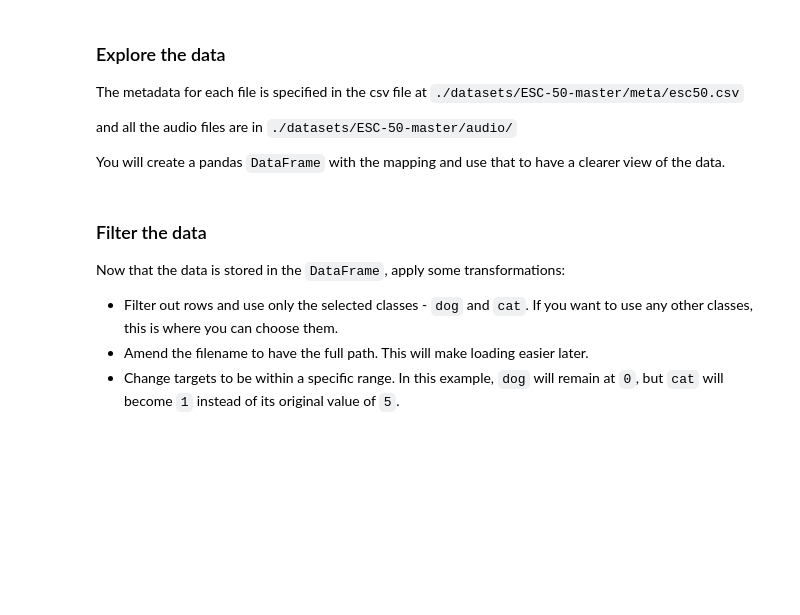
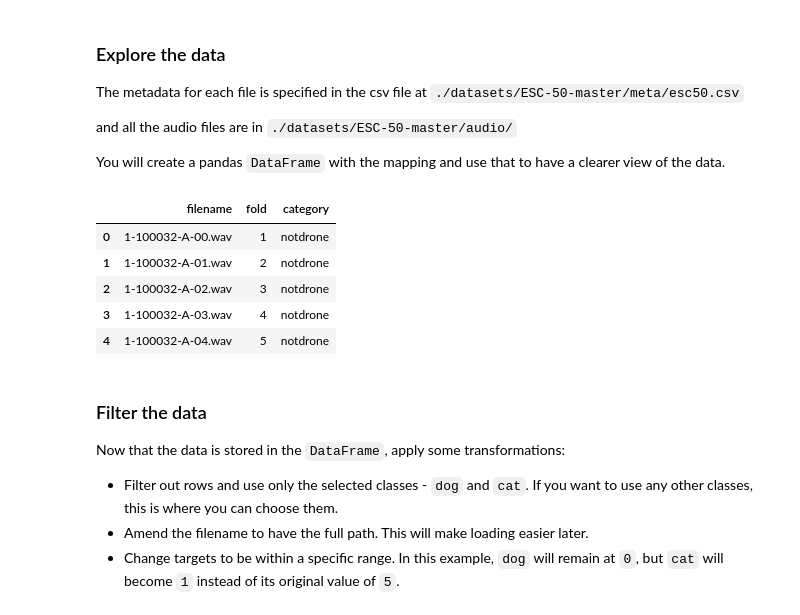
Before and after one commit to cshen890/students, a Jupyter notebook: site/en/tutorials/audio/transfer_learning_audio.ipynb, the cells around one changed output. Saved outputs shown, nothing was run; the diff lists cells and outputs as text; code cells hidden in the pictures; blank space fills up the shorter version.

```diff
--- a/site/en/tutorials/audio/transfer_learning_audio.ipynb
+++ b/site/en/tutorials/audio/transfer_learning_audio.ipynb
@@ -217,11 +236,18 @@ and all the audio files are in `./datasets/ESC-50-master/audio/`
 
 You will create a pandas `DataFrame` with the mapping and use that to have a clearer view of the data.
 # %%
-esc50_csv = './datasets/ESC-50-master/meta/esc50.csv'
-base_data_path = './datasets/ESC-50-master/audio/'
+esc50_csv = '/content/drive/MyDrive/Binary_Drone_Audio/Feb192026_combined.csv'
+base_data_path = '/content/drive/MyDrive/Binary_Drone_Audio/unknown'
 
 pd_data = pd.read_csv(esc50_csv)
 pd_data.head()
+# %% [output]
+|  | filename | fold | category |
+| 0 | 1-100032-A-00.wav | 1 | notdrone |
+| 1 | 1-100032-A-01.wav | 2 | notdrone |
+| 2 | 1-100032-A-02.wav | 3 | notdrone |
+| 3 | 1-100032-A-03.wav | 4 | notdrone |
+| 4 | 1-100032-A-04.wav | 5 | notdrone |
 # %% [markdown]
 ### Filter the data
 
```
Also changed, not shown: parts of 14 cells of this notebook.
